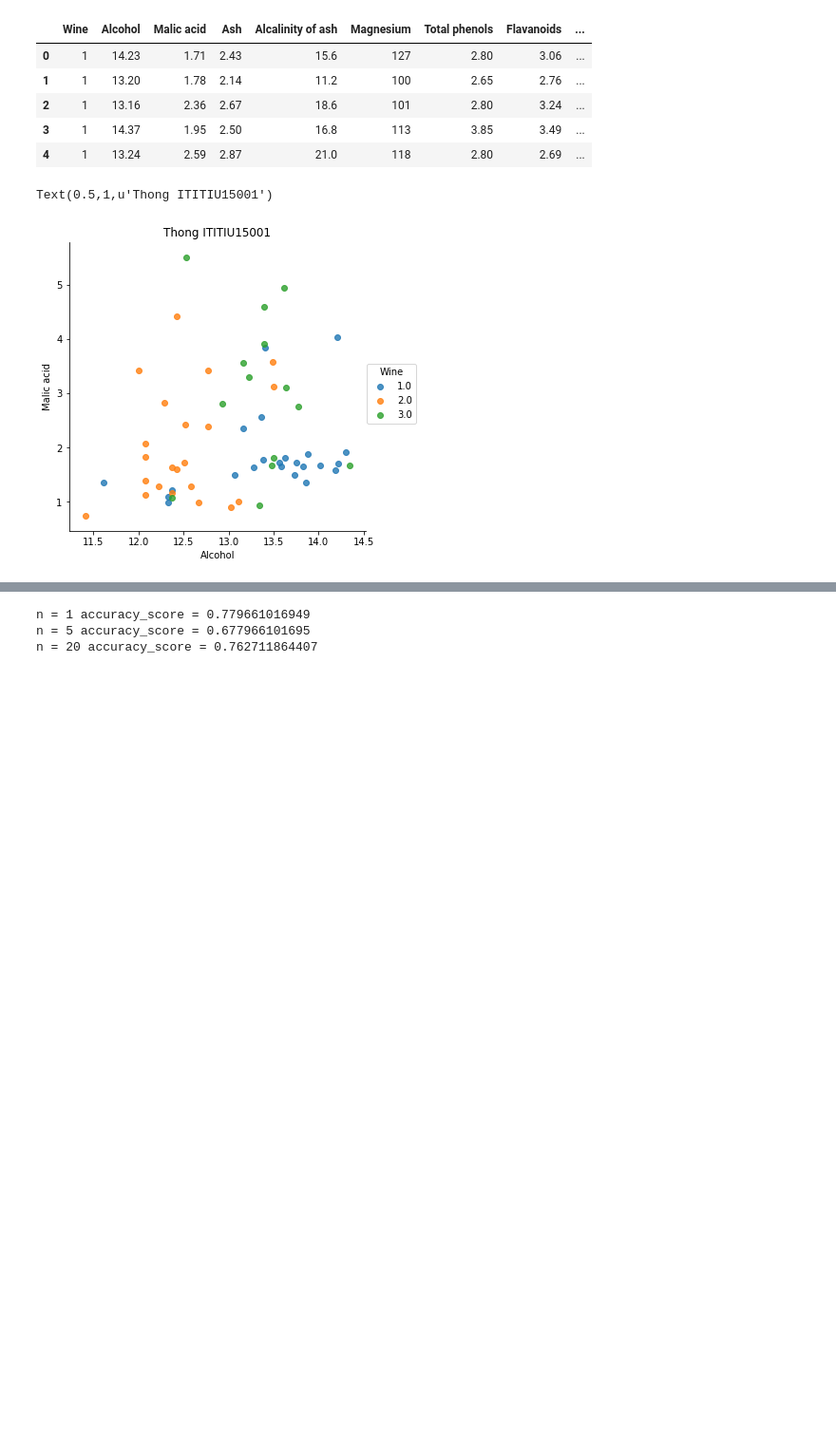
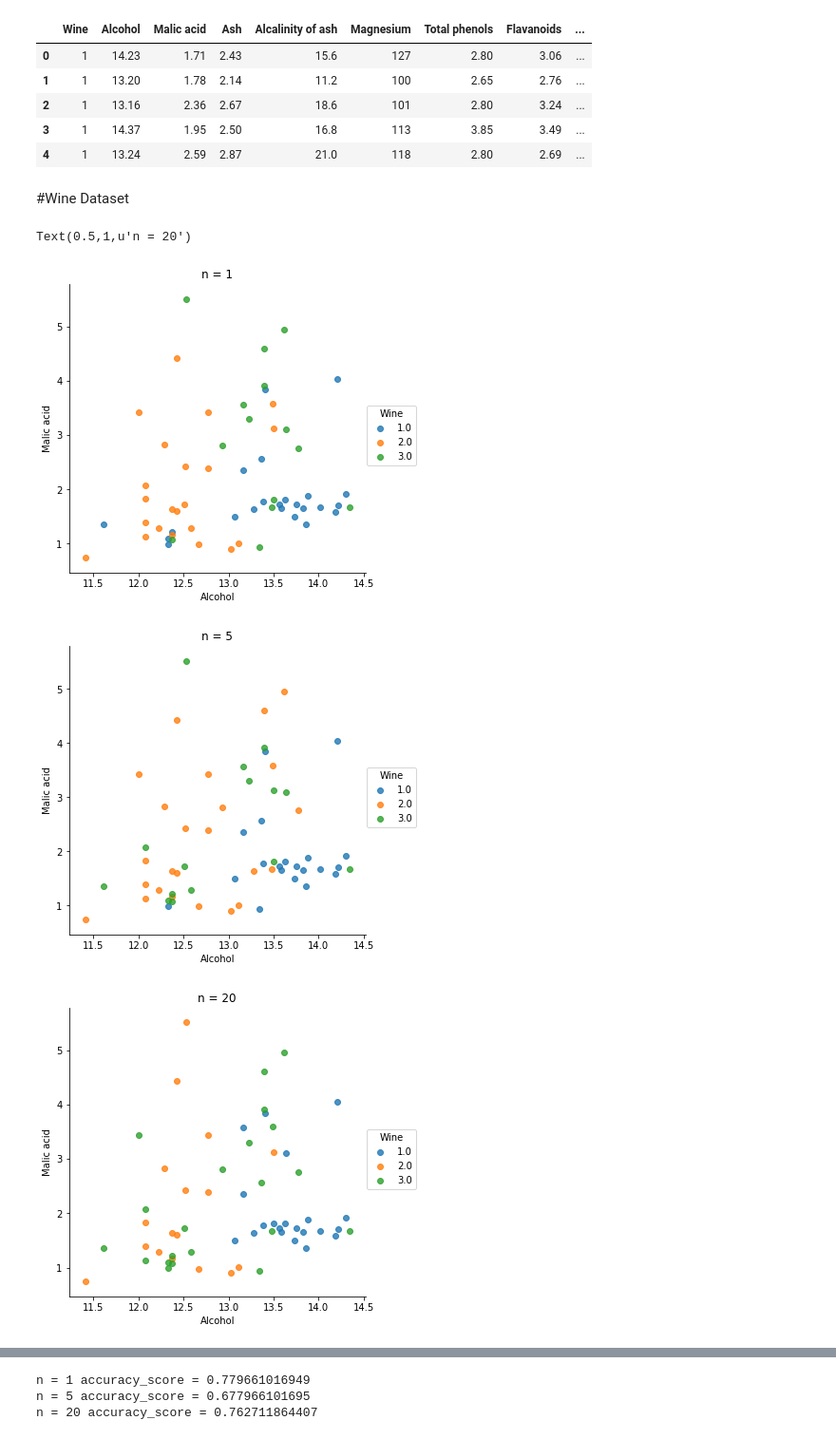
Before and after one commit to th1rt3en/AI, a Jupyter notebook: lab5/Untitled.ipynb, the cells around one changed output, grey strips where cells are left out. Shown at 95% size. Saved outputs shown, nothing was run; the diff lists cells and outputs as text; code cells hidden in the pictures; blank space fills up the shorter version.

```diff
--- a/lab5/Untitled.ipynb
+++ b/lab5/Untitled.ipynb
@@ -65,6 +68,8 @@ wine.head()
 | 2 | 1 | 13.16 | 2.36 | 2.67 | 18.6 | 101 | 2.80 | 3.24 | ... |
 | 3 | 1 | 14.37 | 1.95 | 2.50 | 16.8 | 113 | 3.85 | 3.49 | ... |
 | 4 | 1 | 13.24 | 2.59 | 2.87 | 21.0 | 118 | 2.80 | 2.69 | ... |
+# %% [markdown]
+#Wine Dataset
 # %%
 x = np.array(wine.iloc[:, 1:])
 y = np.array(wine.iloc[:, 0])
@@ -72,9 +77,21 @@ x_train, x_test, y_train, y_test = train_test_split(x, y, test_size=0.33, random
 # %%
 knn = KNeighborsClassifier(n_neighbors=1)
 knn.fit(x_train, y_train)
 temp = pd.DataFrame(np.hstack((np.reshape(knn.predict(x_test), (59,1)), x_test)), columns=['Wine', 'Alcohol', 'Malic acid', 'Ash', 'Alcalinity of ash', 'Magnesium', 'Total phenols', 'Flavanoids', 'Nonflavanoid phenols', 'Proanthocyanins', 'Color intensity', 'Hue', 'OD280/OD315 of diluted wines', 'Proline'])
 sb.lmplot(x = 'Alcohol', y = 'Malic acid', hue = 'Wine', data = temp, fit_reg = False)
-plt.title('Thong ITITIU15001')
+plt.title('n = 1')
+knn = KNeighborsClassifier(n_neighbors=5)
+knn.fit(x_train, y_train)
+temp = pd.DataFrame(np.hstack((np.reshape(knn.predict(x_test), (59,1)), x_test)), columns=['Wine', 'Alcohol', 'Malic acid', 'Ash', 'Alcalinity of ash', 'Magnesium', 'Total phenols', 'Flavanoids', 'Nonflavanoid phenols', 'Proanthocyanins', 'Color intensity', 'Hue', 'OD280/OD315 of diluted wines', 'Proline'])
+sb.lmplot(x = 'Alcohol', y = 'Malic acid', hue = 'Wine', data = temp, fit_reg = False)
+plt.title('n = 5')
+knn = KNeighborsClassifier(n_neighbors=20)
+knn.fit(x_train, y_train)
+temp = pd.DataFrame(np.hstack((np.reshape(knn.predict(x_test), (59,1)), x_test)), columns=['Wine', 'Alcohol', 'Malic acid', 'Ash', 'Alcalinity of ash', 'Magnesium', 'Total phenols', 'Flavanoids', 'Nonflavanoid phenols', 'Proanthocyanins', 'Color intensity', 'Hue', 'OD280/OD315 of diluted wines', 'Proline'])
+sb.lmplot(x = 'Alcohol', y = 'Malic acid', hue = 'Wine', data = temp, fit_reg = False)
+plt.title('n = 20')
 # %% [output]
-Text(0.5,1,u'Thong ITITIU15001')
+Text(0.5,1,u'n = 20')
-[figure, old version]
+[figure, new version]
+[figure, added]
+[figure, added]
```
Also changed, not shown: parts of 8 cells of this notebook, 2 other files.
